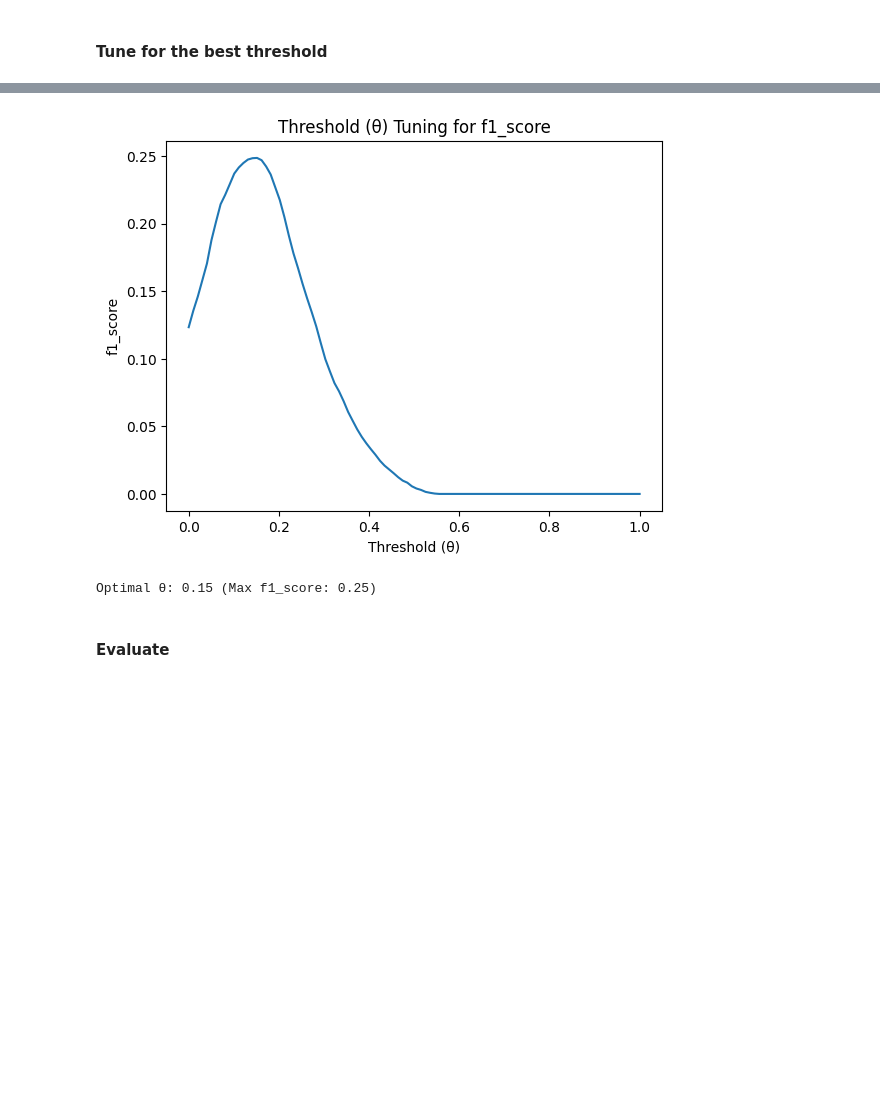
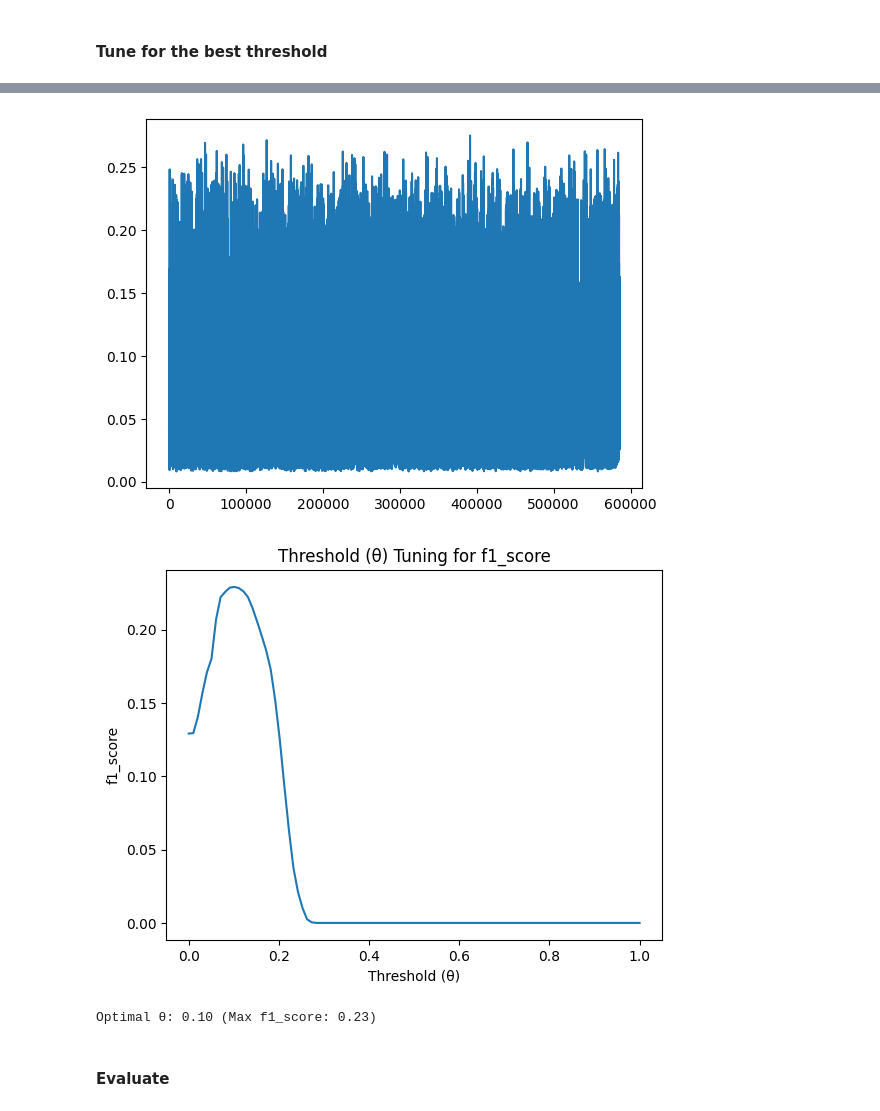
Before and after one commit to JohnasLeee/Speaker-Change-Detection-Using-F0-and-MFCC-Features-with-the-IEMOCAP-Dataset, a Jupyter notebook: main.ipynb, the cells around one changed output, grey strips where cells are left out. Drawn from its saved outputs; the diff is of its cells as text; code cells hidden in the pictures; blank space fills up the shorter version.

```diff
--- a/main.ipynb
+++ b/main.ipynb
@@ -162,7 +162,6 @@ Extraction with preprocessing
 #    - 20ms frames, 10ms overlap
 ############################################
 
-# Directories (please adjust to your paths)
 wav_dir = r'IEMOCAP\IEMOCAP\All_Wav_Files'
 output_dir = r'IEMOCAP\IEMOCAP\features'
 
@@ -170,10 +169,10 @@ output_dir = r'IEMOCAP\IEMOCAP\features'
 os.makedirs(output_dir, exist_ok=True)
 
 # Frame and hop size in seconds
-frame_length = 0.05  # 20 ms
-hop_length = 0.02    # 10 ms
+frame_length = 0.02  # 20 ms
+hop_length = 0.01    # 10 ms
 
-# For visualization (optional) - to only plot one file
+# to only plot one file
 first_wav_plotted = False
 
 for file in os.listdir(wav_dir):
@@ -336,0 +326,30 @@ plt.show()
+# %%
+df = pd.read_csv(os.path.join(features_folder, 'Ses01F_impro01.csv'))
+# Visualization of speaker change labels
+plt.figure(figsize=(12, 4))
+plt.scatter(df['time'],df['label'],s=6)
+plt.show()
+
+# Load and count labels from all CSV files in the features folder
+total_counts = pd.Series(dtype=int)
+
+for file in os.listdir(features_folder):
+    if file.endswith('.csv'):
+        df = pd.read_csv(os.path.join(features_folder, file))
+        counts = df['label'].value_counts()
+        total_counts = total_counts.add(counts, fill_value=0)
+
+# Display the counts and percentages
+print("Total counts per class:")
+print(total_counts)
+print("\nPercentages:")
+print(total_counts / total_counts.sum() * 100)
+
+# Visualize the class distribution
+plt.figure(figsize=(8, 6))
+total_counts.plot(kind='bar')
+plt.title('Class Distribution')
+plt.xlabel('Class')
+plt.ylabel('Count')
+plt.xticks(rotation=0)
+plt.show()
@@ -441,6 +504,8 @@ X_train_seq, X_val_seq, X_test_seq, y_train_seq, y_val_seq, y_test_seq, feature_
 
 # Create and train model
 model = create_model((sequence_length, len(feature_cols)))
+
+tf.keras.utils.plot_model(model, show_shapes=True)
 print(model.summary())
 
 # Callbacks
@@ -462,7 +527,7 @@ history = model.fit(
     X_train_seq, y_train_seq,
     validation_data=(X_val_seq, y_val_seq),
     epochs=100,
-    batch_size=32,
+    batch_size=700,
     callbacks=[early_stopping, reduce_lr]
 )
 
@@ -640,6 +721,9 @@ def plot_confusion_matrix(y_actual, y_pred):
 #### Tune for the best threshold
 # %%
 y_pred_probs = model.predict(X_test_seq).flatten()
+
+plt.plot(y_pred_probs)
+
 y_true_flat = y_test_seq.flatten()
 
 # Tune threshold for F1-score
@@ -649,5 +733,6 @@ best_theta, best_f1, _, _ = tune_threshold(y_true_flat, y_pred_probs, metric=f1_
-[figure, old version]
+[figure, new version]
+[figure, added]
-Optimal θ: 0.15 (Max f1_score: 0.25)
+Optimal θ: 0.10 (Max f1_score: 0.23)
 # %% [markdown]
 #### Evaluate
 # %%
```
Also changed, not shown: parts of 9 cells of this notebook, 3 other files.
